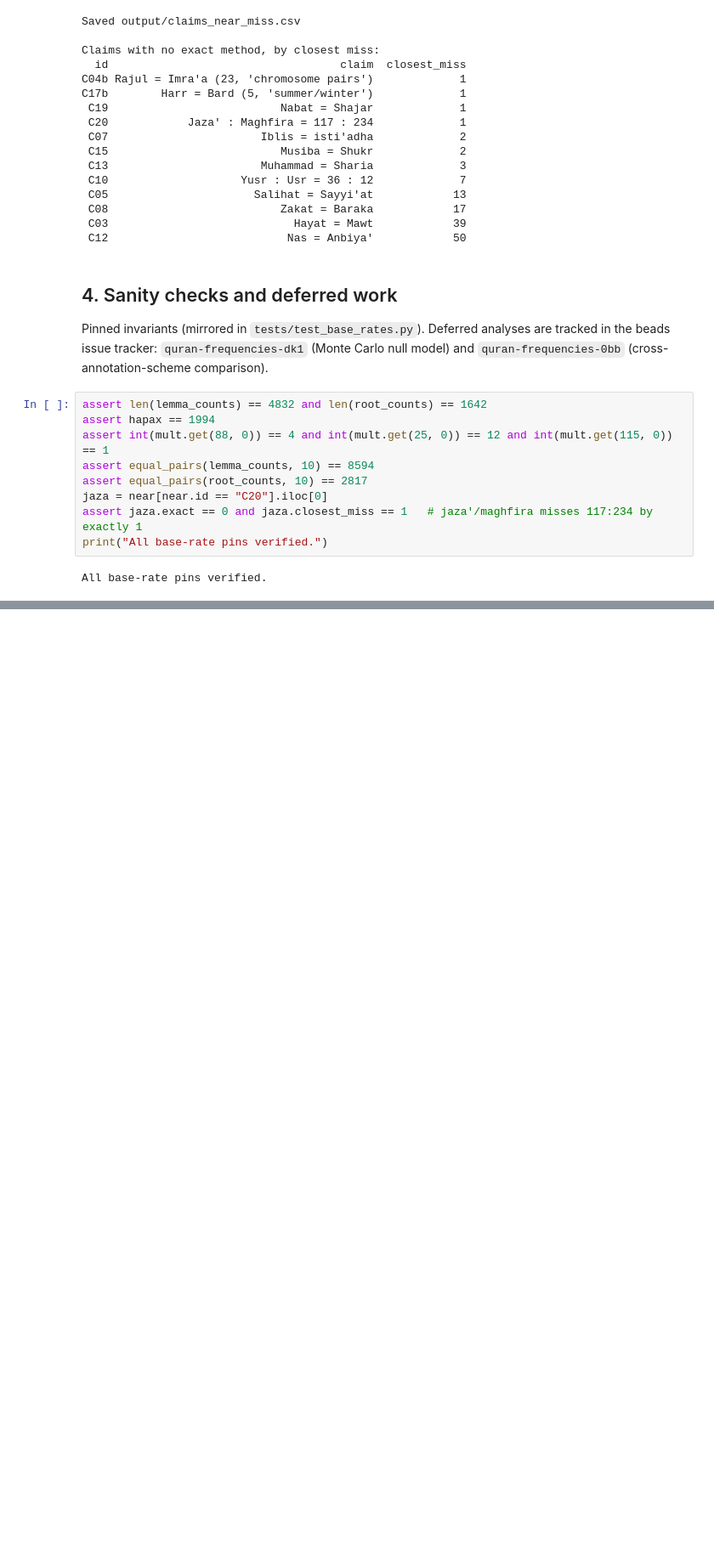
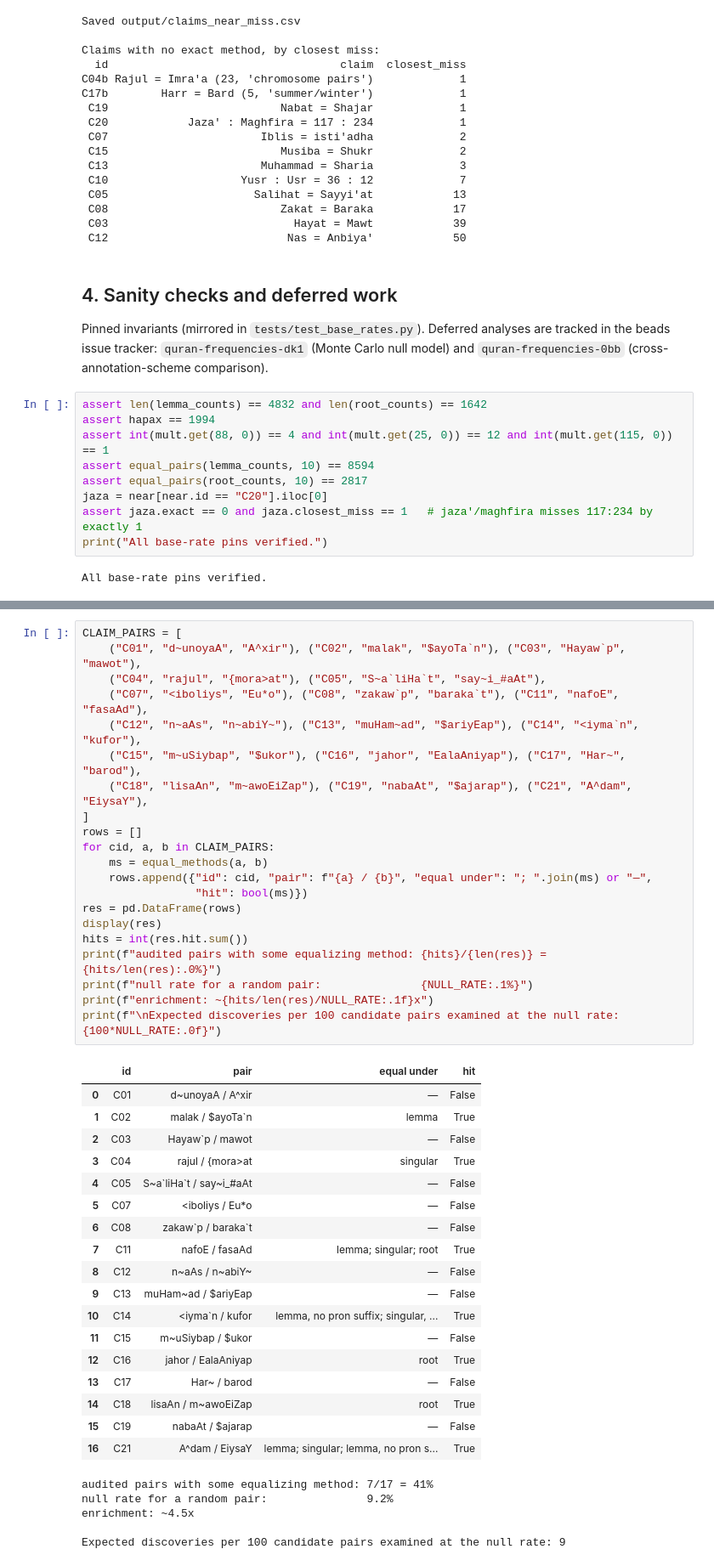
Before and after one commit to taziksh/quran-frequencies, a Jupyter notebook: notebooks/05_base_rates.ipynb, the cells around one changed output, grey strips where cells are left out. Shown at 85% size. Drawn from its saved outputs; the diff is of its cells as text; blank space fills up the shorter version.

Commit message:
Add exhaustive null model: 9.2% of random lemma pairs equalizable by some method

```diff
--- a/notebooks/05_base_rates.ipynb
+++ b/notebooks/05_base_rates.ipynb
@@ -302,0 +406,45 @@ All base-rate pins verified.
+# %%
+CLAIM_PAIRS = [
+    ("C01", "d~unoyaA", "A^xir"), ("C02", "malak", "$ayoTa`n"), ("C03", "Hayaw`p", "mawot"),
+    ("C04", "rajul", "{mora>at"), ("C05", "S~a`liHa`t", "say~i_#aAt"),
+    ("C07", "<iboliys", "Eu*o"), ("C08", "zakaw`p", "baraka`t"), ("C11", "nafoE", "fasaAd"),
+    ("C12", "n~aAs", "n~abiY~"), ("C13", "muHam~ad", "$ariyEap"), ("C14", "<iyma`n", "kufor"),
+    ("C15", "m~uSiybap", "$ukor"), ("C16", "jahor", "EalaAniyap"), ("C17", "Har~", "barod"),
+    ("C18", "lisaAn", "m~awoEiZap"), ("C19", "nabaAt", "$ajarap"), ("C21", "A^dam", "EiysaY"),
+]
+rows = []
+for cid, a, b in CLAIM_PAIRS:
+    ms = equal_methods(a, b)
+    rows.append({"id": cid, "pair": f"{a} / {b}", "equal under": "; ".join(ms) or "—",
+                 "hit": bool(ms)})
+res = pd.DataFrame(rows)
+display(res)
+hits = int(res.hit.sum())
+print(f"audited pairs with some equalizing method: {hits}/{len(res)} = {hits/len(res):.0%}")
+print(f"null rate for a random pair:               {NULL_RATE:.1%}")
+print(f"enrichment: ~{hits/len(res)/NULL_RATE:.1f}x")
+print(f"\nExpected discoveries per 100 candidate pairs examined at the null rate: {100*NULL_RATE:.0f}")
+# %% [output]
+|  | id | pair | equal under | hit |
+| 0 | C01 | d~unoyaA / A^xir | — | False |
+| 1 | C02 | malak / $ayoTa`n | lemma | True |
+| 2 | C03 | Hayaw`p / mawot | — | False |
+| 3 | C04 | rajul / {mora>at | singular | True |
+| 4 | C05 | S~a`liHa`t / say~i_#aAt | — | False |
+| 5 | C07 | <iboliys / Eu*o | — | False |
+| 6 | C08 | zakaw`p / baraka`t | — | False |
+| 7 | C11 | nafoE / fasaAd | lemma; singular; root | True |
+| 8 | C12 | n~aAs / n~abiY~ | — | False |
+| 9 | C13 | muHam~ad / $ariyEap | — | False |
+| 10 | C14 | <iyma`n / kufor | lemma, no pron suffix; singular, ... | True |
+| 11 | C15 | m~uSiybap / $ukor | — | False |
+| 12 | C16 | jahor / EalaAniyap | root | True |
+| 13 | C17 | Har~ / barod | — | False |
+| 14 | C18 | lisaAn / m~awoEiZap | root | True |
+| 15 | C19 | nabaAt / $ajarap | — | False |
+| 16 | C21 | A^dam / EiysaY | lemma; singular; lemma, no pron s... | True |
+audited pairs with some equalizing method: 7/17 = 41%
+null rate for a random pair:               9.2%
+enrichment: ~4.5x
+
+Expected discoveries per 100 candidate pairs examined at the null rate: 9
```
Also changed, not shown: parts of 5 cells of this notebook, 2 other files.
